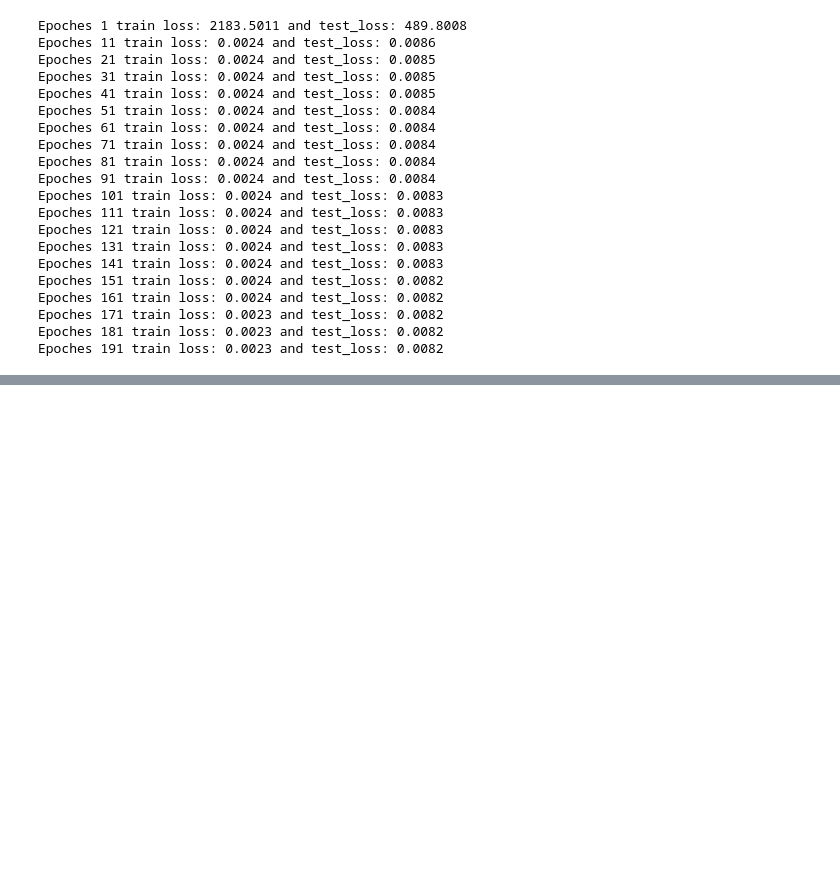
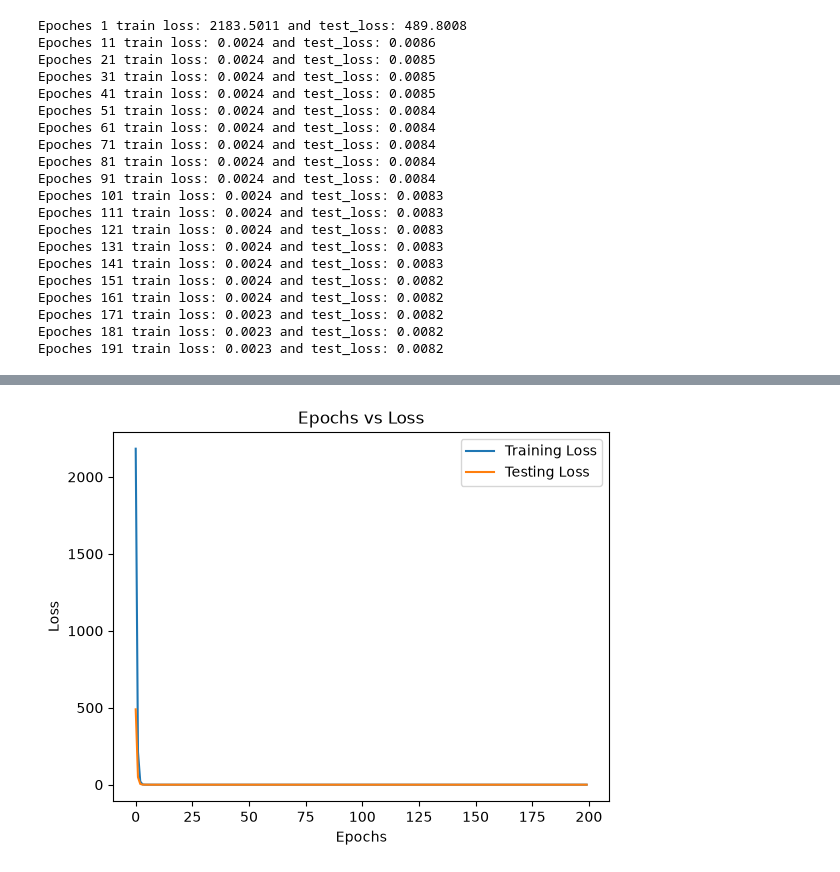
Before and after one commit to Ayush080-bct/Artificial_Intelligence_Lab, a Jupyter notebook: Day4/LinearRegressiongradientDescent.ipynb, the cells around one changed output, grey strips where cells are left out. Cells and saved outputs as stored; diff of their text form; code cells hidden in the pictures; blank space fills up the shorter version.

```diff
--- a/Day4/LinearRegressiongradientDescent.ipynb
+++ b/Day4/LinearRegressiongradientDescent.ipynb
@@ -99,0 +105,10 @@ Epoches 191 train loss: 0.0023 and test_loss: 0.0082
+# %%
+plt.plot(range(epochs), train_loss_list, label="Training Loss")
+plt.plot(range(epochs), test_loss_list, label="Testing Loss")
+plt.title("Epochs vs Loss");
+plt.xlabel("Epochs");
+plt.ylabel("Loss")
+plt.legend();
+plt.show()
+# %% [output]
+[figure, added]
```
Also changed, not shown: parts of 1 cell of this notebook.
